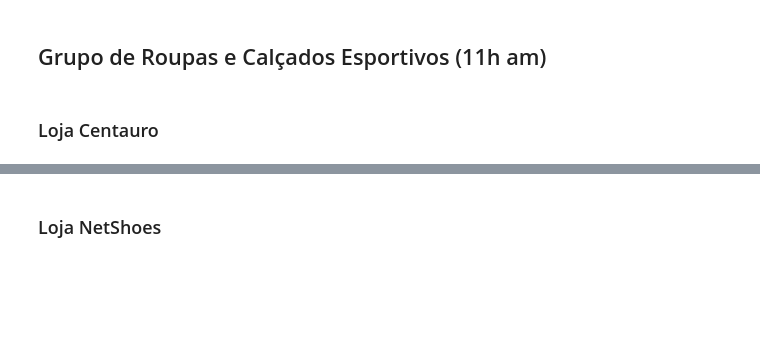
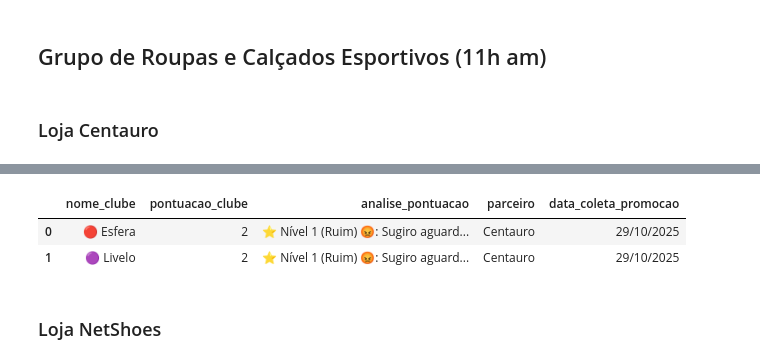
Before and after one commit to murillo-borges/webscraping-livelo-esfera, a Jupyter notebook: Webscraping_Whats_Milhas.ipynb, the cells around one changed output, grey strips where cells are left out. Saved outputs shown, nothing was run; the diff lists cells and outputs as text; code cells hidden in the pictures; blank space fills up the shorter version.

```diff
--- a/Webscraping_Whats_Milhas.ipynb
+++ b/Webscraping_Whats_Milhas.ipynb
@@ -155,0 +224,14 @@ else:
+# %%
+nomes_alvo = ["livelo", "esfera", "smiles", "azul", "shopping latam", "latam"]
+hora_atual = agora_brasilia.hour
+
+if hora_atual < hora_max_grupo_beleza:
+    df_natura = coletar_promocoes(
+        url="https://www.comparemania.com.br/cashback-natura/",
+        parceiro="Natura",
+        data_formatada=data_formatada,
+        nomes_alvo=nomes_alvo
+    )
+    display(df_natura)
+else:
+    print("Fora do horário!")
@@ -442,2 +351,20 @@ Fora do horário!
+# %%
+nomes_alvo = ["livelo", "esfera", "smiles", "azul", "shopping latam", "latam"]
+hora_atual = agora_brasilia.hour
+
+if hora_atual >= hora_min_grupo_esportivo and hora_atual < hora_max_grupo_esportivo:
+    df_centauro = coletar_promocoes(
+        url="https://www.comparemania.com.br/cashback-centauro/",
+        parceiro="Centauro",
+        data_formatada=data_formatada,
+        nomes_alvo=nomes_alvo
+    )
+    display(df_centauro)
+else:
+    print("Fora do horário!")
+# %% [output]
+|  | nome_clube | pontuacao_clube | analise_pontuacao | parceiro | data_coleta_promocao |
+| 0 | 🔴 Esfera | 2 | ⭐ Nível 1 (Ruim) 😡: Sugiro aguard... | Centauro | 29/10/2025 |
+| 1 | 🟣 Livelo | 2 | ⭐ Nível 1 (Ruim) 😡: Sugiro aguard... | Centauro | 29/10/2025 |
 # %% [markdown]
 ### Loja NetShoes
```
Also changed, not shown: parts of 27 cells of this notebook.
